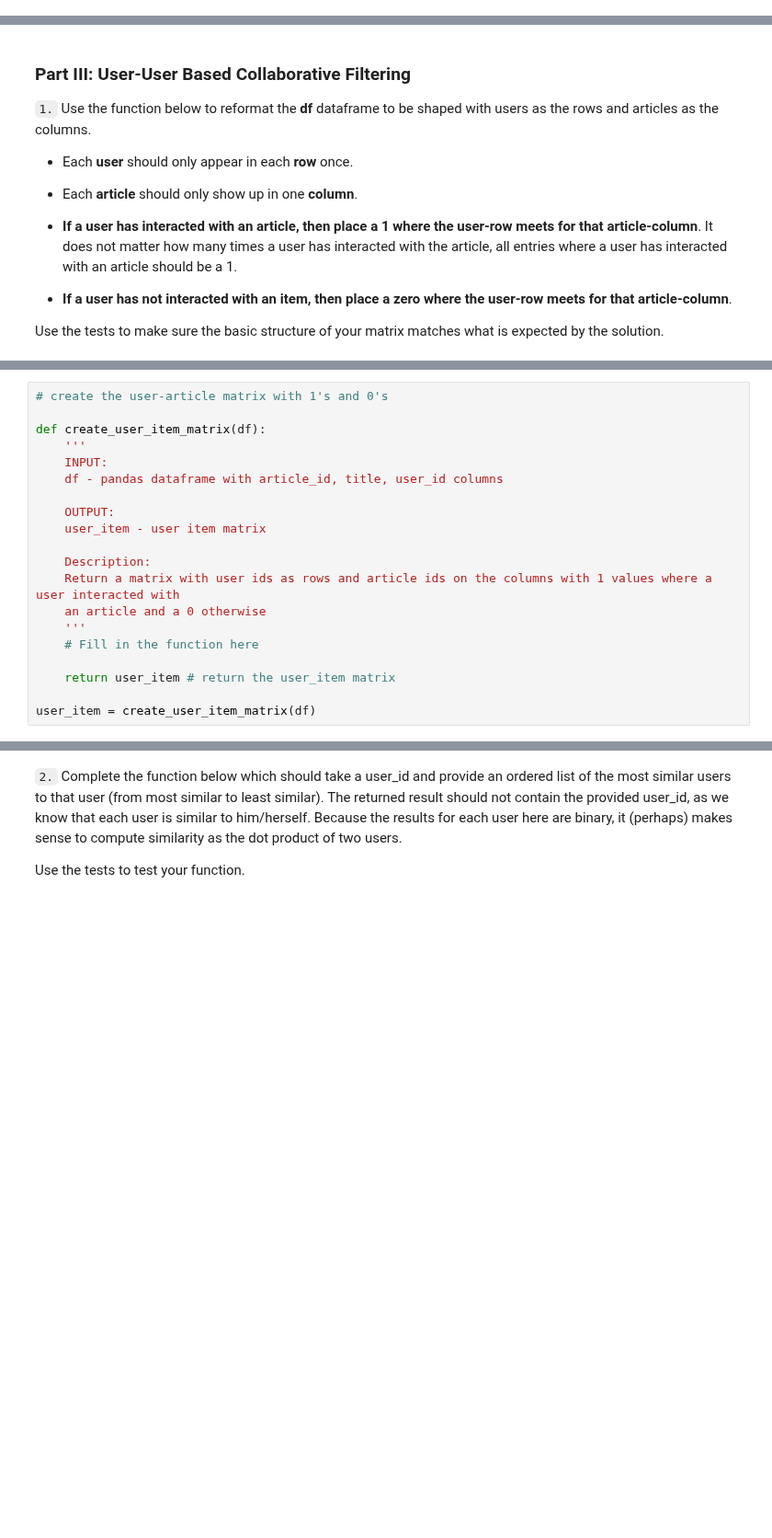
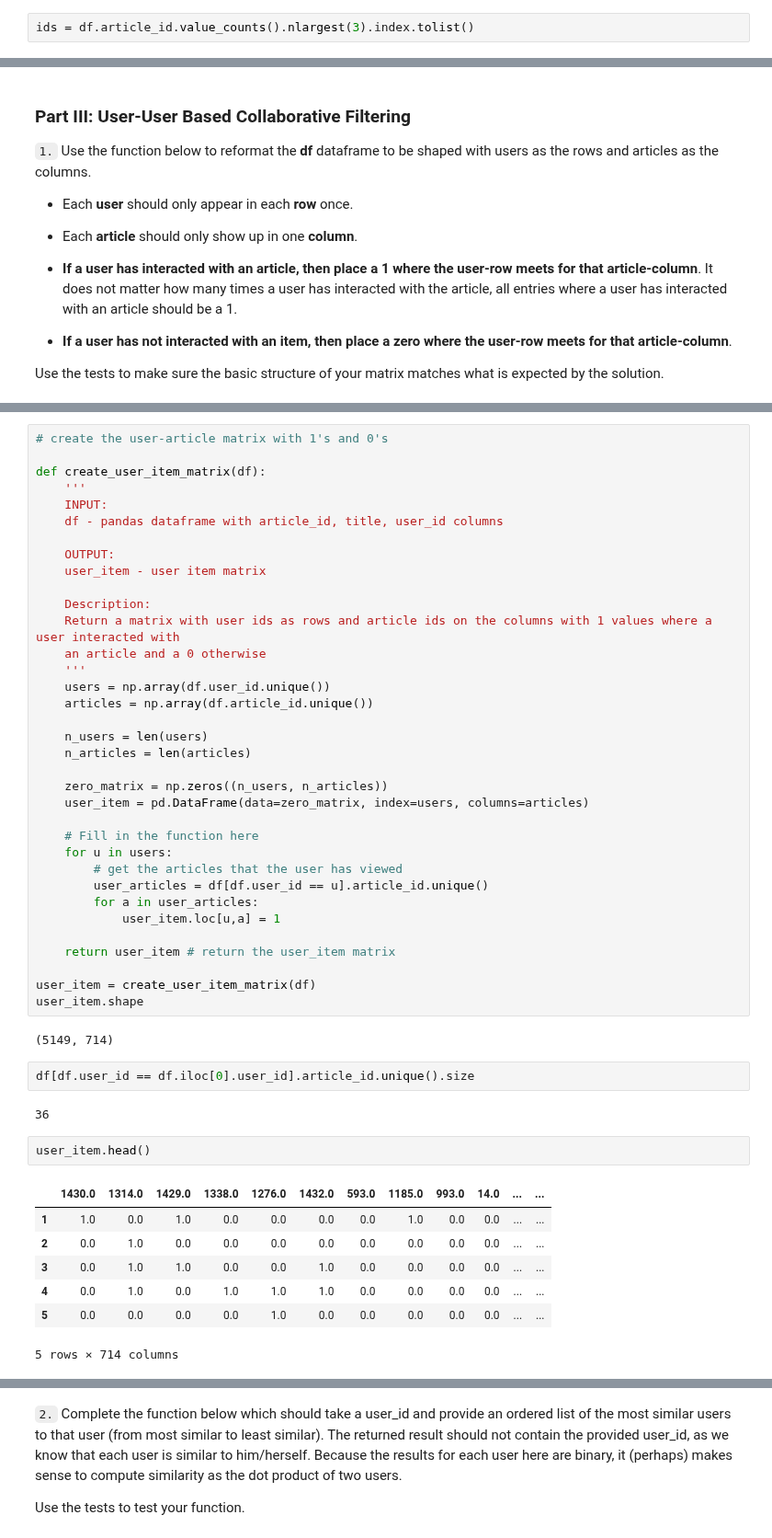
Before and after one commit to ksprashu/project-filtering_recommendation_articles, a Jupyter notebook: Recommendations_with_IBM.ipynb, the cells around one changed output, grey strips where cells are left out. Shown at 92% size. Cells and saved outputs as stored; diff of their text form; blank space fills up the shorter version.

```diff
--- a/Recommendations_with_IBM.ipynb
+++ b/Recommendations_with_IBM.ipynb
@@ -120,0 +332,2 @@ Unlike in the earlier lessons, we don't actually have ratings for whether a user
+# %%
+ids = df.article_id.value_counts().nlargest(3).index.tolist()
@@ -190,11 +436,42 @@ def create_user_item_matrix(df):
     Return a matrix with user ids as rows and article ids on the columns with 1 values where a user interacted with
     an article and a 0 otherwise
     '''
+    users = np.array(df.user_id.unique())
+    articles = np.array(df.article_id.unique())
+
+    n_users = len(users)
+    n_articles = len(articles)
+
+    zero_matrix = np.zeros((n_users, n_articles))
+    user_item = pd.DataFrame(data=zero_matrix, index=users, columns=articles)
+
     # Fill in the function here
+    for u in users:
+        # get the articles that the user has viewed
+        user_articles = df[df.user_id == u].article_id.unique()
+        for a in user_articles:
+            user_item.loc[u,a] = 1
 
     return user_item # return the user_item matrix
 
 user_item = create_user_item_matrix(df)
+user_item.shape
+# %% [output]
+(5149, 714)
+# %%
+df[df.user_id == df.iloc[0].user_id].article_id.unique().size
+# %% [output]
+36
+# %%
+user_item.head()
+# %% [output]
+|  | 1430.0 | 1314.0 | 1429.0 | 1338.0 | 1276.0 | 1432.0 | 593.0 | 1185.0 | 993.0 | 14.0 | ... | ... |
+| 1 | 1.0 | 0.0 | 1.0 | 0.0 | 0.0 | 0.0 | 0.0 | 1.0 | 0.0 | 0.0 | ... | ... |
+| 2 | 0.0 | 1.0 | 0.0 | 0.0 | 0.0 | 0.0 | 0.0 | 0.0 | 0.0 | 0.0 | ... | ... |
+| 3 | 0.0 | 1.0 | 1.0 | 0.0 | 0.0 | 1.0 | 0.0 | 0.0 | 0.0 | 0.0 | ... | ... |
+| 4 | 0.0 | 1.0 | 0.0 | 1.0 | 1.0 | 1.0 | 0.0 | 0.0 | 0.0 | 0.0 | ... | ... |
+| 5 | 0.0 | 0.0 | 0.0 | 0.0 | 1.0 | 0.0 | 0.0 | 0.0 | 0.0 | 0.0 | ... | ... |
+5 rows × 714 columns
 # %%
 ## Tests: You should just need to run this cell.  Don't change the code.
 assert user_item.shape[0] == 5149, "Oops!  The number of users in the user-article matrix doesn't look right."
```
Also changed, not shown: parts of 67 cells of this notebook, 1 other file.
